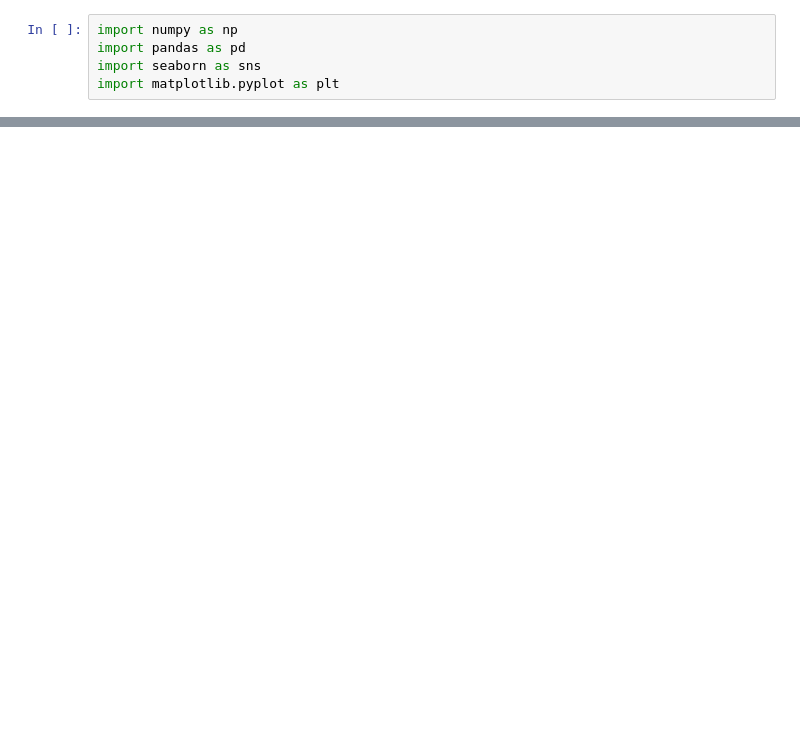
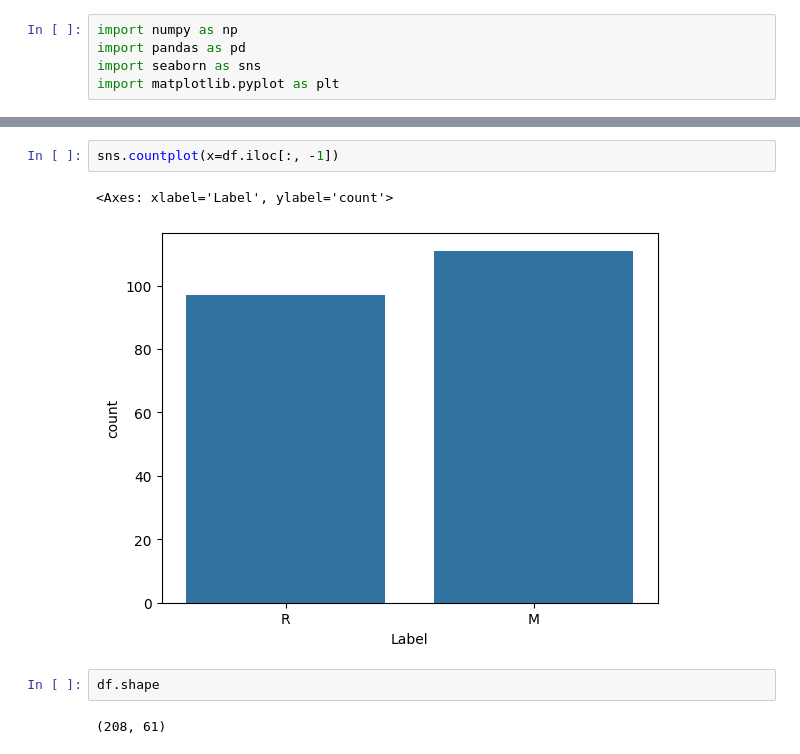
Before and after one commit to malikdevanshu/knn_classification, a Jupyter notebook: src/look.ipynb, the cells around one changed output, grey strips where cells are left out. Drawn from its saved outputs; the diff is of its cells as text; blank space fills up the shorter version.

```diff
--- a/src/look.ipynb
+++ b/src/look.ipynb
@@ -14,0 +58,9 @@ FileNotFoundError: [Errno 2] No such file or directory: 'data/sonar.all-data.csv
+# %%
+sns.countplot(x=df.iloc[:, -1])
+# %% [output]
+<Axes: xlabel='Label', ylabel='count'>
+[figure, added]
+# %%
+df.shape
+# %% [output]
+(208, 61)
```
Also changed, not shown: parts of 12 cells of this notebook, 9 other files.
